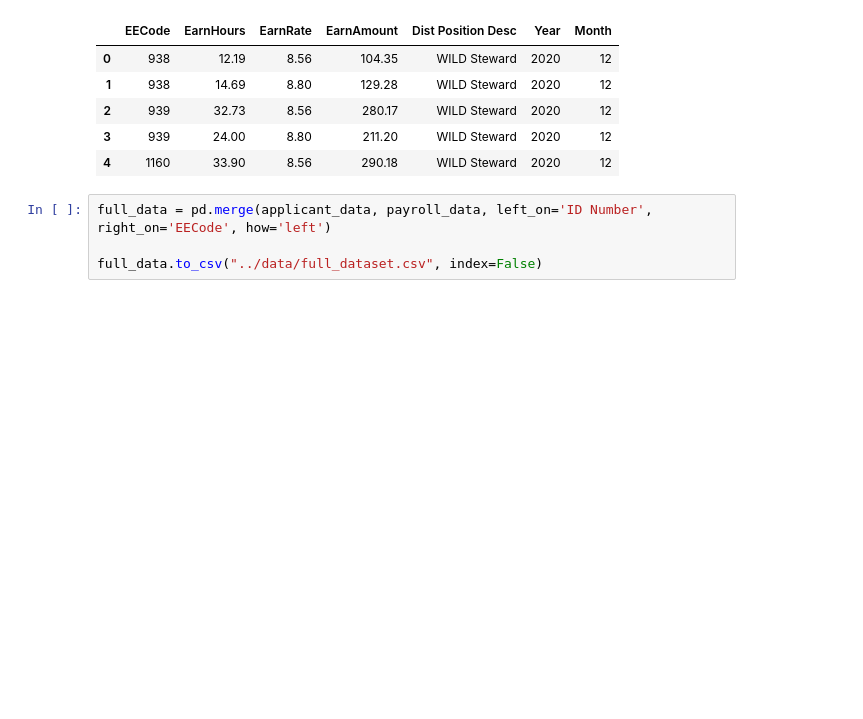
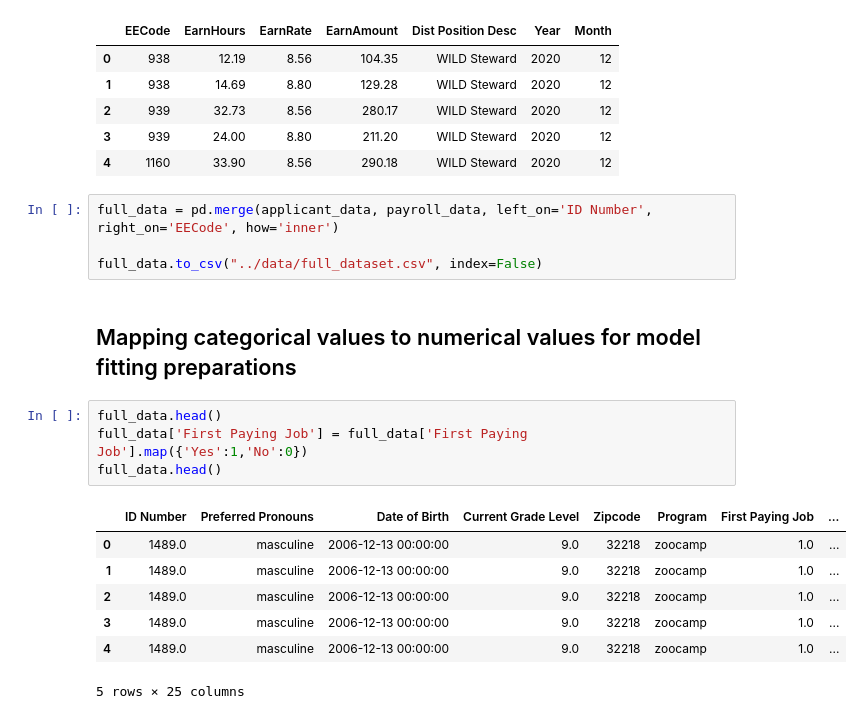
Before and after one commit to Ruthless-Raven/W.I.L.D-ZOO-CAPSTONE-, a Jupyter notebook: code/data cleaning.ipynb, the cells around one changed output. Drawn from its saved outputs; the diff is of its cells as text; blank space fills up the shorter version.

Commit message:
mapped first paying/speaking column

```diff
--- a/code/data cleaning.ipynb
+++ b/code/data cleaning.ipynb
@@ -589,6 +589,20 @@ payroll_data.head(5)
 | 3 | 939 | 24.00 | 8.80 | 211.20 | WILD Steward | 2020 | 12 |
 | 4 | 1160 | 33.90 | 8.56 | 290.18 | WILD Steward | 2020 | 12 |
 # %%
-full_data = pd.merge(applicant_data, payroll_data, left_on='ID Number', right_on='EECode', how='left')
+full_data = pd.merge(applicant_data, payroll_data, left_on='ID Number', right_on='EECode', how='inner')
 
 full_data.to_csv("../data/full_dataset.csv", index=False)
+# %% [markdown]
+## Mapping categorical values to numerical values for model fitting preparations
+# %%
+full_data.head()
+full_data['First Paying Job'] = full_data['First Paying Job'].map({'Yes':1,'No':0})
+full_data.head()
+# %% [output]
+|  | ID Number | Preferred Pronouns | Date of Birth | Current Grade Level | Zipcode | Program | First Paying Job | ... |
+| 0 | 1489.0 | masculine | 2006-12-13 00:00:00 | 9.0 | 32218 | zoocamp | 1.0 | ... |
+| 1 | 1489.0 | masculine | 2006-12-13 00:00:00 | 9.0 | 32218 | zoocamp | 1.0 | ... |
+| 2 | 1489.0 | masculine | 2006-12-13 00:00:00 | 9.0 | 32218 | zoocamp | 1.0 | ... |
+| 3 | 1489.0 | masculine | 2006-12-13 00:00:00 | 9.0 | 32218 | zoocamp | 1.0 | ... |
+| 4 | 1489.0 | masculine | 2006-12-13 00:00:00 | 9.0 | 32218 | zoocamp | 1.0 | ... |
+5 rows × 25 columns
```
Also changed, not shown: parts of 4 cells of this notebook.
